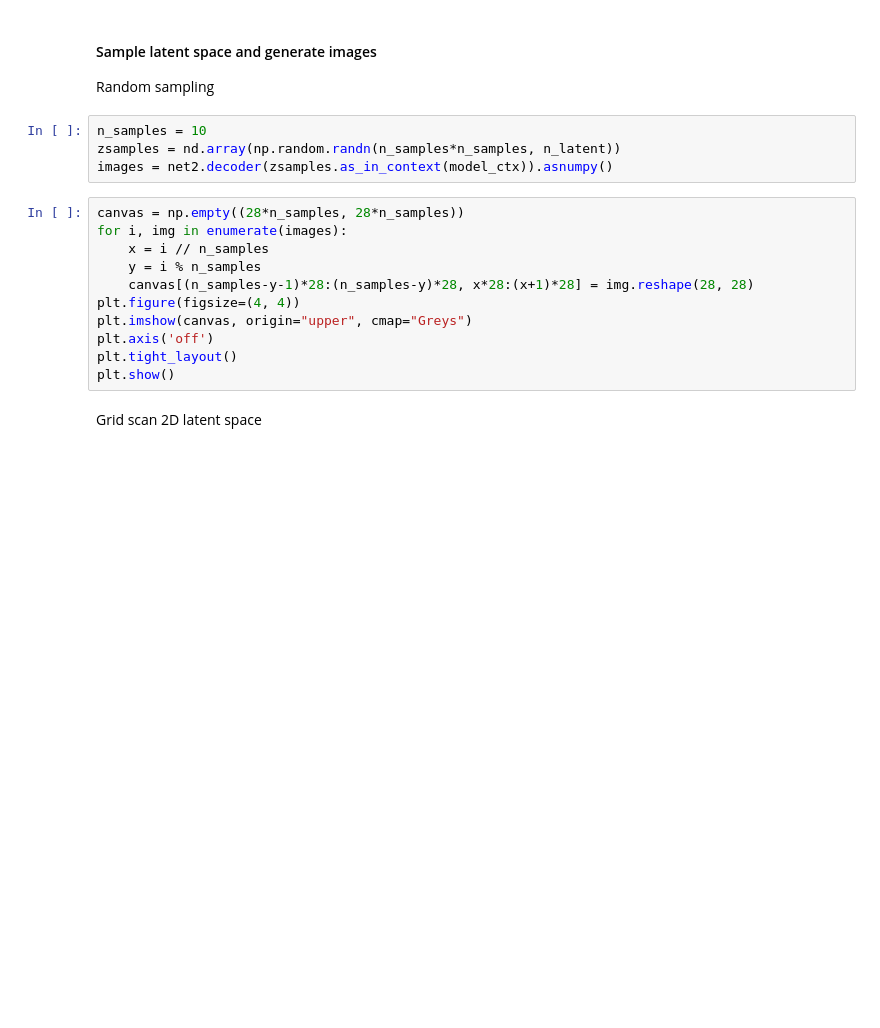
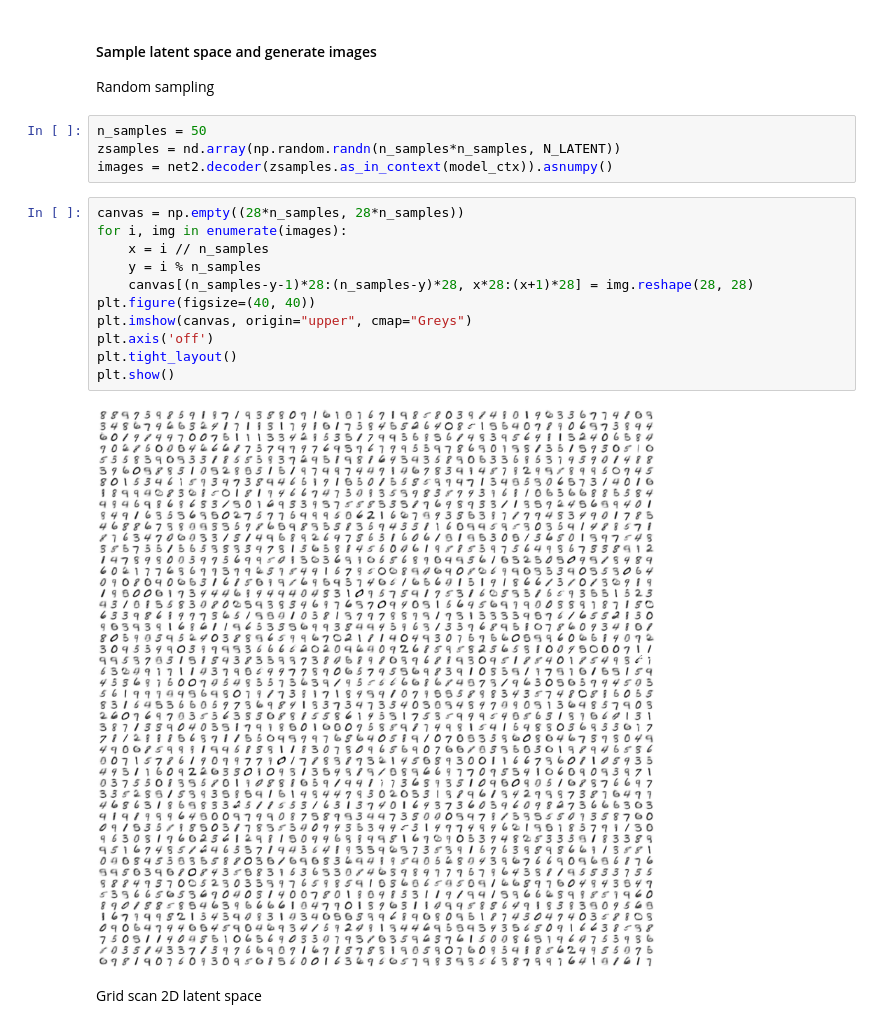
Before and after one commit to AjinkyaIndulkar/CGCV1920-Group8, a Jupyter notebook: Lab 13/Group8_CGCV192013B.ipynb, the cells around one changed output. Cells and saved outputs as stored; diff of their text form; blank space fills up the shorter version.

```diff
--- a/Lab 13/Group8_CGCV192013B.ipynb
+++ b/Lab 13/Group8_CGCV192013B.ipynb
@@ -327,20 +410,22 @@ Load New Dataset and observe reconstruction
 #### Sample latent space and generate images
 Random sampling
 # %%
-n_samples = 10
-zsamples = nd.array(np.random.randn(n_samples*n_samples, n_latent))
+n_samples = 50
+zsamples = nd.array(np.random.randn(n_samples*n_samples, N_LATENT))
 images = net2.decoder(zsamples.as_in_context(model_ctx)).asnumpy()
 # %%
 canvas = np.empty((28*n_samples, 28*n_samples))
 for i, img in enumerate(images):
     x = i // n_samples
     y = i % n_samples
     canvas[(n_samples-y-1)*28:(n_samples-y)*28, x*28:(x+1)*28] = img.reshape(28, 28)
-plt.figure(figsize=(4, 4))
+plt.figure(figsize=(40, 40))
 plt.imshow(canvas, origin="upper", cmap="Greys")
 plt.axis('off')
 plt.tight_layout()
 plt.show()
+# %% [output]
+[figure, added]
 # %% [markdown]
 Grid scan 2D latent space
 # %%
```
Also changed, not shown: parts of 15 cells of this notebook.
